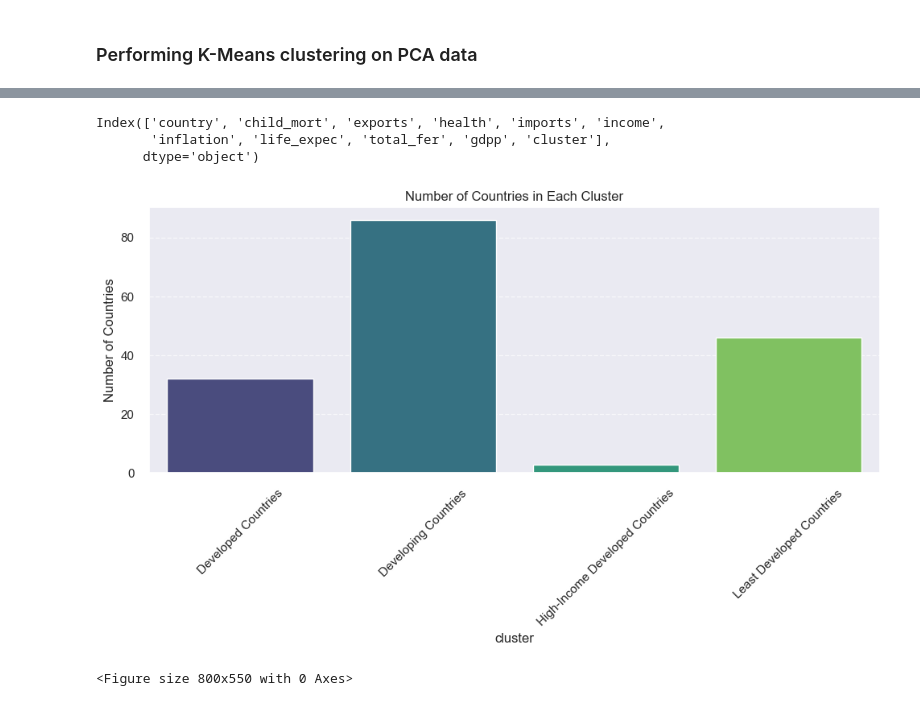
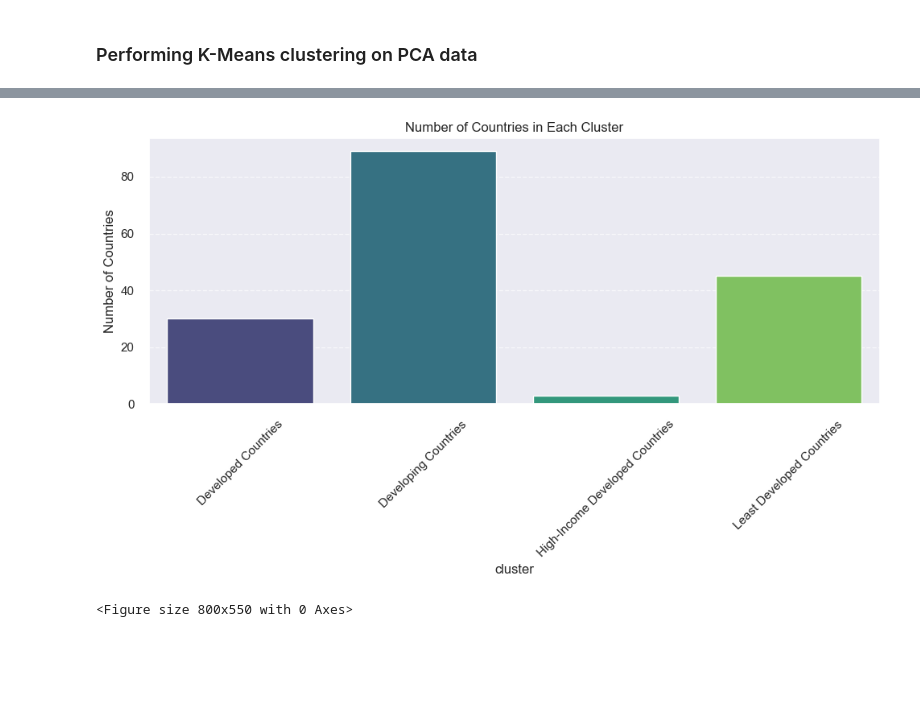
Before and after one commit to Tonyhans04/Unsupervised-learning, a Jupyter notebook: HELP International Data-checkpoint.ipynb, the cells around one changed output, grey strips where cells are left out. Cells and saved outputs as stored; diff of their text form; code cells hidden in the pictures; blank space fills up the shorter version.

```diff
--- a/HELP International Data-checkpoint.ipynb
+++ b/HELP International Data-checkpoint.ipynb
@@ -238,2 +244,8 @@ Optimal number of clusters: 4
 # %% [markdown]
 ### Performing K-Means clustering on PCA data
+# %%
+#Initiating PCA to reduce dimensions aka features to 10
+pca = PCA(n_components=5)
+pca.fit(scaled_df)
+PCA_use = pd.DataFrame(pca.transform(scaled_df), columns=(["PCA1","PCA2", "PCA3", "PCA4", "PCA5"]))
+PCA_use.head()
@@ -281,5 +321,5 @@ labels_original = kmeans.labels_
 # %%
-# Add the cluster labels to the PCA DataFrame
-df_encoded['Cluster'] = labels_original
-df_encoded.head()
+# Add cluster labels to the original DataFrame or a copy of it
+later_df['cluster'] = labels
+later_df.head()
 # %% [output]
@@ -381,15 +394,9 @@ plt.show()
 cluster_names = {
     0: 'Developing Countries',
     1: 'Developed Countries',
-    2: 'High-Income Developed Countries',
-    3: 'Least Developed Countries'
+    2: 'Least Developed Countries',
+    3: 'High-Income Developed Countries'
 }
-# %%
-print(data.columns)
-# %% [output]
-Index(['country', 'child_mort', 'exports', 'health', 'imports', 'income',
-       'inflation', 'life_expec', 'total_fer', 'gdpp', 'cluster'],
-      dtype='object')
 # %%
 # Map cluster names to the 'cluster' column
-data['cluster_name'] = data['cluster'].map(cluster_names)
+later_df['cluster_name'] = later_df['cluster'].map(cluster_names)
@@ -399,17 +403,20 @@ cluster_counts = data['cluster_name'].value_counts().sort_index()
 # %%
+# Count number of countries in each cluster
+cluster_counts = later_df['cluster_name'].value_counts().sort_index()
+
 # Plotting the bar chart using seaborn
 plt.figure(figsize=(10, 6))
 sns.barplot(x=cluster_counts.index, y=cluster_counts.values, palette='viridis')
 plt.xlabel('cluster')
 plt.ylabel('Number of Countries')
 plt.title('Number of Countries in Each Cluster')
 plt.xticks(rotation=45)
 plt.grid(axis='y', linestyle='--', alpha=0.7)
 plt.tight_layout()
 plt.show()
 
 #Save the image below
 plt.savefig("Bar-chart  Cluster Distribution.png",dpi = 300,bbox_inches ="tight")
 # %% [output]
-[figure, old version]
+[figure, new version]
 <Figure size 800x550 with 0 Axes>
```
Also changed, not shown: parts of 44 cells of this notebook.
